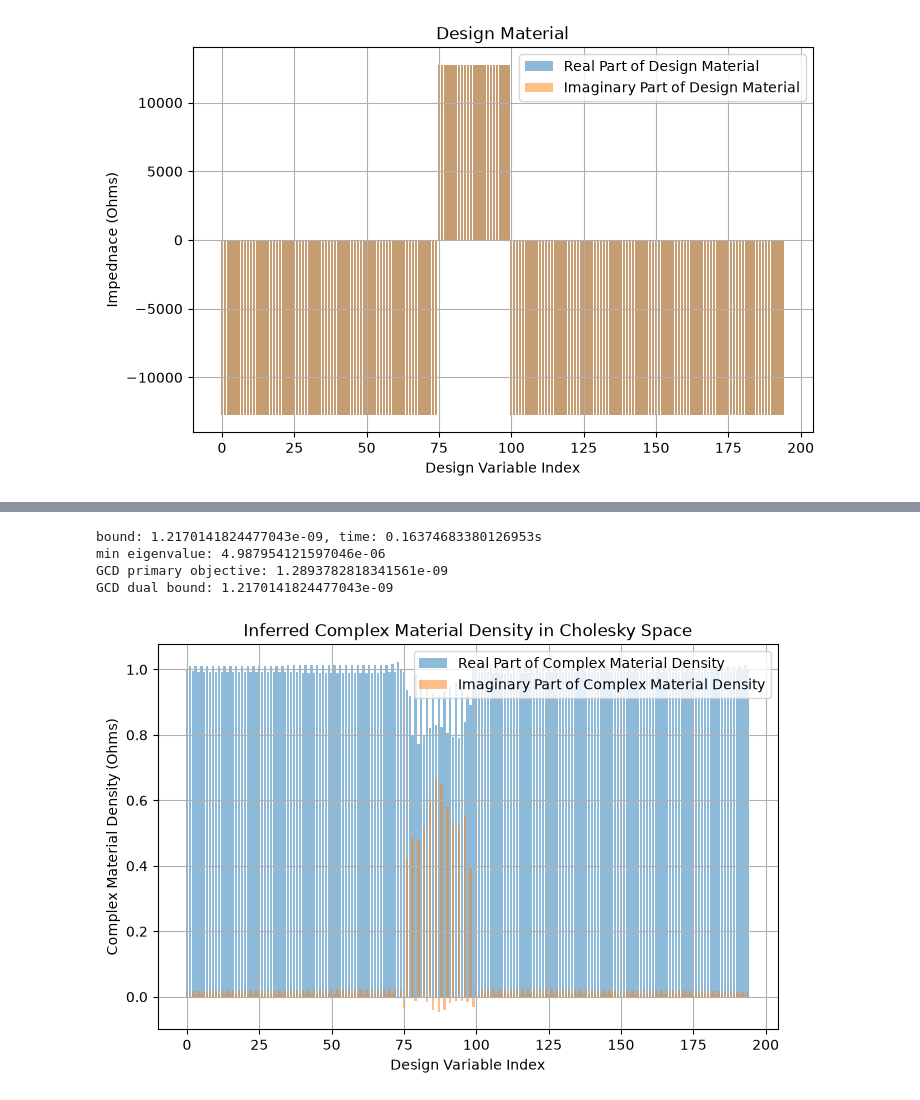
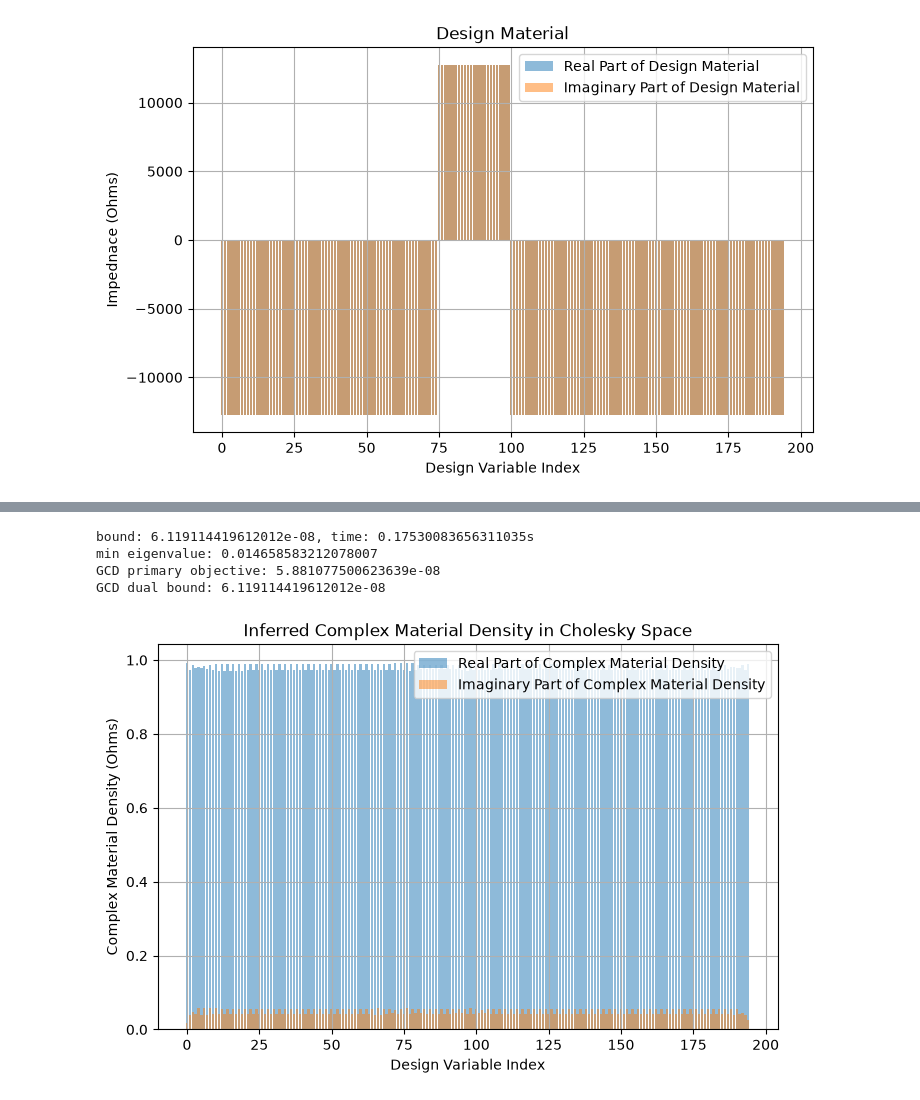
Before and after one commit to liskaja8/dolphindes, a Jupyter notebook: examples/limits/background+preconditioner.ipynb, the cells around one changed output, grey strips where cells are left out. Cells and saved outputs as stored; diff of their text form; code cells hidden in the pictures.

```diff
--- a/examples/limits/background+preconditioner.ipynb
+++ b/examples/limits/background+preconditioner.ipynb
@@ -151,18 +166,33 @@ objective error: 2.72e+05
 # %%
+Bmat = -0.5 * Msym(T.conj().T @ R0 @ T)
+bVec = 0.5 * T.conj().T @ R0 @ Ib
+beta = 0.5 * np.real(Ib.conj() @ R0 @ Ib)
+
+def evalObjdI(dI):
+    return(-np.real(dI.conj().T @ Bmat @ dI) + 2*np.real(dI.conj().T @ bVec) + beta)
+
+# real power conservation Re[I^H (Ztot I - V)] = 0 with I = Ib + T dI
+B_j = [-T.conj().T @ Ztot @ T]
+s_2j = [0.5 * T.conj().T @ ((Ztot + Ztot.conj().T) @ Ib - Vinc)]
+c_2j = [np.real(Ib.conj() @ (Ztot @ Ib - Vinc))]
+
+# projector constraints Re[dI^H P^H (S dI - Vp)] = 0
 Pdiags = np.ones((Ndes,1), dtype=complex)
 Plist = [sp.diags(Pdiags[:,i]) for i in range(Pdiags.shape[1])]
 
-Bmat = Obj
-bVec = obj
-beta = obj0
-
-
-Umat = -S
+Umat = S
 eVec = Vp/2
 
-B_j = [-Ztot]
-s_2j = [-Vinc/2]
-c_2j = [0]
+def generalRes(dI):
+    return(np.real(-dI.conj() @ B_j[0] @ dI + 2*dI.conj() @ s_2j[0] + c_2j[0]))
+
+def projRes(dI, P):
+    # Re[dI^H P^H (Umat dI - 2 eVec)], zero for any structure
+    return(np.real(dI.conj() @ (P.conj().T @ (Umat @ dI - 2*eVec))))
+
+dIref = IrefS - Ya @ (Vinc - Z0 @ IrefS)
+print(f"reference structure: objective {evalObjdI(dIref):.6e} W (I basis {evalObj(IrefS):.6e} W), "
+      f"constraint residuals {projRes(dIref, Plist[0]):.2e}, {generalRes(dIref):.2e}")
 
 QCQP = DenseSharedProjQCQP(
     Bmat, bVec, beta,
@@ -178,6 +208,7 @@ QCQP = DenseSharedProjQCQP(
 t1 = time.time()
 lags_init = np.zeros((Pdiags.shape[1]+1,))
 lags_init[1] = -1
+print(f"initial lags dual feasible: {QCQP.is_dual_feasible(lags_init)}")
 
 # New interface for specifying optimization hyperparameters. https://dolphindes.readthedocs.io/en/latest/api/dolphindes.cvxopt.OptimizationHyperparameters.html
 opt_params = OptimizationHyperparameters(opttol=1e-4,
@@ -289,42 +321,43 @@ print(f"bound: {gcd_final_result[0]}, time: {time.time()-t1}s")
 # Let's check for PSD-ness and constraints again
 
 lags = gcd_QCQP.current_lags
+Pdiags = gcd_QCQP.Proj.Pdiags
 totalA = gcd_QCQP._get_total_A(lags)
 eigenvals, eigenvecs = np.linalg.eig(totalA)
 print(f"min eigenvalue: {np.min(np.real(eigenvals))}")
 
-Ivec= gcd_QCQP.current_xstar
+dIvec = gcd_QCQP.current_xstar # design current
+Ivec = dItoI(dIvec) # physical current
 
 primar_obj = evalObj(Ivec)
 print(f"GCD primary objective: {primar_obj}")
 print(f"GCD dual bound: {gcd_QCQP.current_dual}")
 # %% [output]
-bound: 1.2170141824477043e-09, time: 0.16374683380126953s
-min eigenvalue: 4.987954121597046e-06
-GCD primary objective: 1.2893782818341561e-09
-GCD dual bound: 1.2170141824477043e-09
+bound: 6.119114419612012e-08, time: 0.17530083656311035s
+min eigenvalue: 0.014658583212078007
+GCD primary objective: 5.881077500623639e-08
+GCD dual bound: 6.119114419612012e-08
 # %%
-Vopt = Z0 @ Ivec
-Vinf = Vinc - Vopt
+Vopt = Vinc - Z0 @ Ivec # total voltage
 
-sigmaInf = Ivec/Vinf
+sigmaInf = dIvec/Vopt # design admittance
 sigmaFull = 1/Zs
 
-complexMaterialDensity = np.diag(Za)/Zs + sigmaInf/sigmaFull
+complexMaterialDensity = np.diag(Za)/Zs + sigmaInf/sigmaFull # background density + design density (= Zs I / Vopt)
 
 # bar plot with real and imaginary parts of Zinf for Ndes design variables
 import matplotlib.pyplot as plt
 plt.figure(figsize=(8, 5))
 plt.bar(np.arange(Ndes), np.real(complexMaterialDensity), alpha=0.5, label='Real Part of Complex Material Density')
 plt.bar(np.arange(Ndes), np.imag(complexMaterialDensity), alpha=0.5, label='Imaginary Part of Complex Material Density')
 plt.xlabel('Design Variable Index')
 plt.ylabel('Complex Material Density (Ohms)')
 plt.title('Inferred Complex Material Density in Cholesky Space')
 plt.legend()
 plt.grid(True)
 plt.show()
 # %% [output]
-[figure, old version]
+[figure, new version]
 # %%
 # limit material density to be postive real [0,1]
 material_density = np.clip(np.real(complexMaterialDensity), 0, 1)
```
Also changed, not shown: parts of 8 cells of this notebook, 34 other files.
